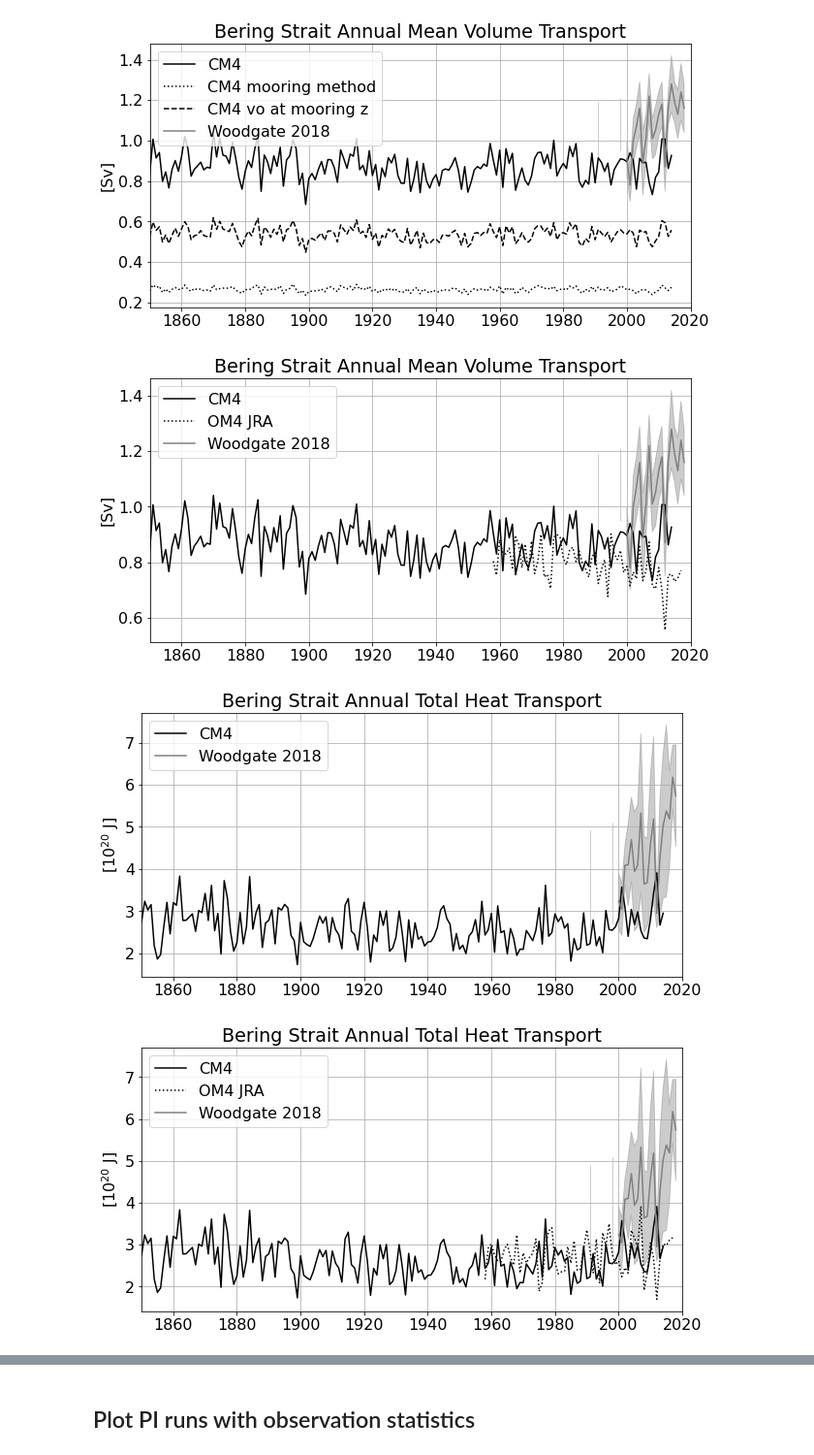
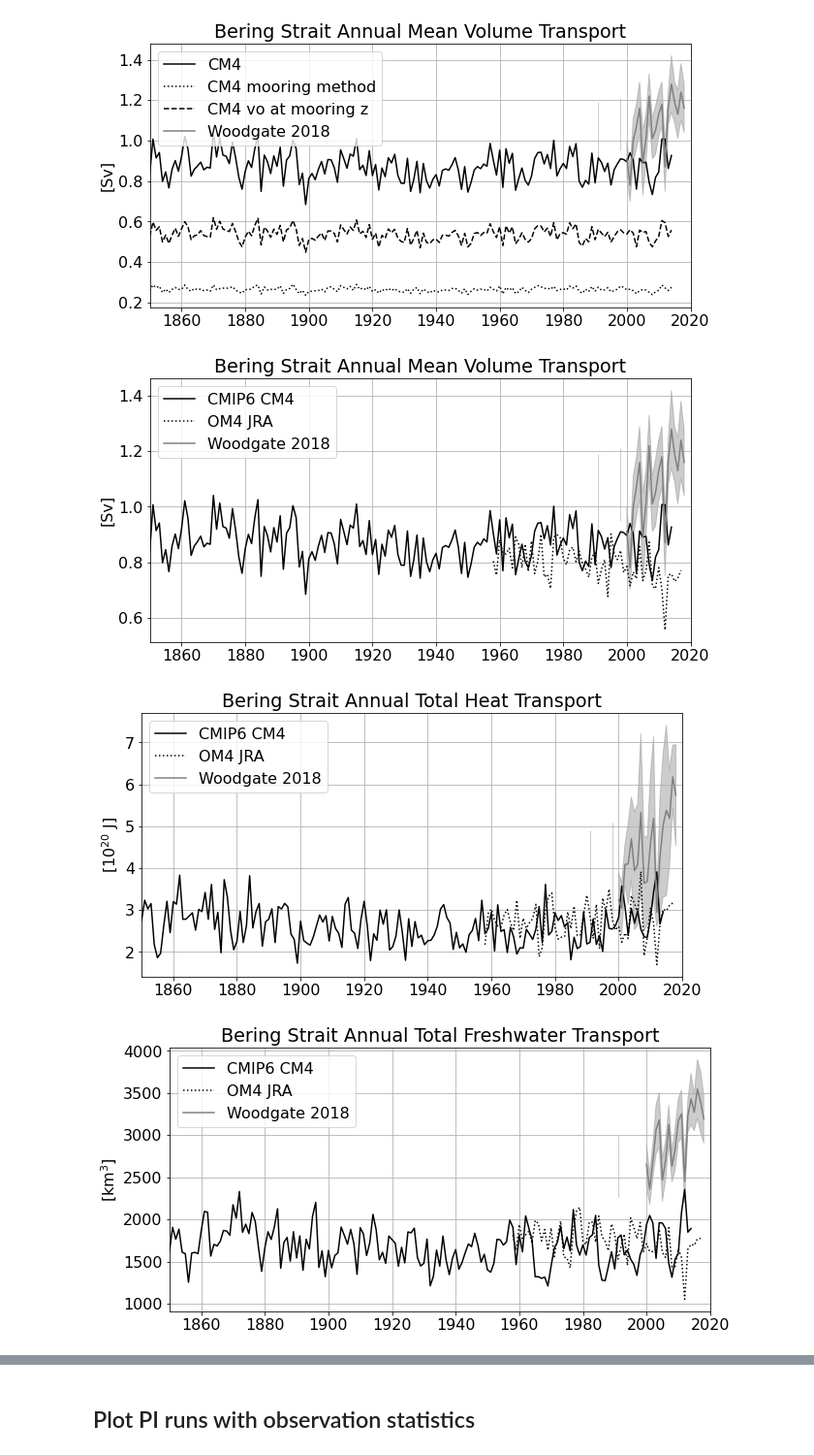
Before and after one commit to marionalberty/Chukchi_heatbudgets, a Jupyter notebook: notebooks/Bering_annualTrans_evaluation.ipynb, the cells around one changed output, grey strips where cells are left out. Shown: that part at 97% size. Drawn from its saved outputs; the diff is of its cells as text; code cells hidden in the pictures.

```diff
--- a/notebooks/Bering_annualTrans_evaluation.ipynb
+++ b/notebooks/Bering_annualTrans_evaluation.ipynb
@@ -751,7 +731,7 @@ fig.savefig('../figures/BeringStraitMooring/Tvol_annual_modelHistObs.pdf')
 # %%
 # Volume transport
 fig = plt.figure(figsize=(10,5))
-plt.plot(T.year,T,'k',label = 'CM4')
+plt.plot(T.year,T,'k',label = 'CMIP6 CM4')
 plt.plot(T_om4.year,T_om4,':k',label = 'OM4 JRA')
 plt.fill_between(time.year,T_vol-T_volE,T_vol+T_volE,color='grey',alpha=0.4)
 plt.plot(time.year,T_vol,'grey',label = 'Woodgate 2018')
@@ -762,13 +742,14 @@ plt.xlim(1850,2020)
 plt.grid()
 plt.show()
 # save fig
-# fig.savefig('../figures/BeringStraitMooring/Tvol_annual_modelHistObs.pdf')
+fig.savefig('../figures/BeringStraitMooring/Tvol_annual_modelHistObs.pdf')
 # %% [output]
-[figure, old version]
+[figure, new version]
 # %%
 # Heat transport
 fig = plt.figure(figsize=(10,5))
-plt.plot(H.year,H,'k',label = 'CM4')
+plt.plot(H.year,H,'k',label = 'CMIP6 CM4')
+plt.plot(H_om4.year,H_om4,':k',label = 'OM4 JRA')
 plt.fill_between(time.year,T_heat-T_heatE,T_heat+T_heatE,color='grey',alpha=0.4)
 plt.plot(time.year,T_heat,'grey',label = 'Woodgate 2018')
 plt.title('Bering Strait Annual Total Heat Transport')
@@ -780,21 +761,21 @@ plt.show()
 # save fig
 fig.savefig('../figures/BeringStraitMooring/Theat_annual_modelHistObs.pdf')
 # %% [output]
-[figure, old version]
+[figure, new version]
 # %%
-# Heat transport
+# Freshwater transport
 fig = plt.figure(figsize=(10,5))
-plt.plot(H.year,H,'k',label = 'CM4')
-plt.plot(H_om4.year,H_om4,':k',label = 'OM4 JRA')
-plt.fill_between(time.year,T_heat-T_heatE,T_heat+T_heatE,color='grey',alpha=0.4)
-plt.plot(time.year,T_heat,'grey',label = 'Woodgate 2018')
-plt.title('Bering Strait Annual Total Heat Transport')
-plt.ylabel('[$10^{20}$ J]')
+plt.plot(F.year,F,'k',label = 'CMIP6 CM4')
+plt.plot(F_om4.year,F_om4,':k',label = 'OM4 JRA')
+plt.fill_between(time.year,T_fresh-T_freshE,T_fresh+T_freshE,color='grey',alpha=0.4)
+plt.plot(time.year,T_fresh,'grey',label = 'Woodgate 2018')
+plt.title('Bering Strait Annual Total Freshwater Transport')
+plt.ylabel('[km$^3$]')
 plt.legend(loc='upper left')
 plt.xlim(1850,2020)
 plt.grid()
 plt.show()
 # save fig
-# fig.savefig('../figures/BeringStraitMooring/Theat_annual_modelHistObs.pdf')
+fig.savefig('../figures/BeringStraitMooring/Tfresh_annual_modelHistObs.pdf')
 # %% [output]
-[figure, old version]
+[figure, new version]
```
Also changed, not shown: parts of 31 cells of this notebook.
